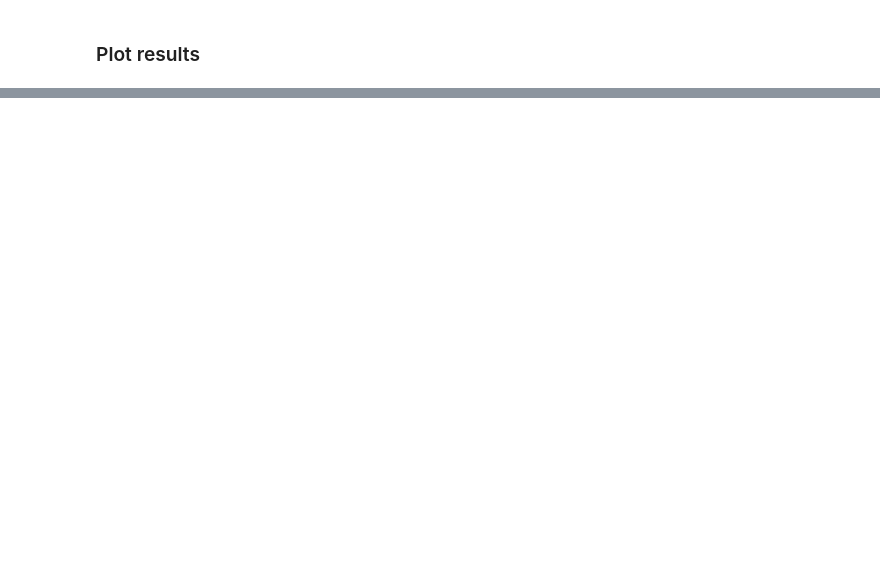
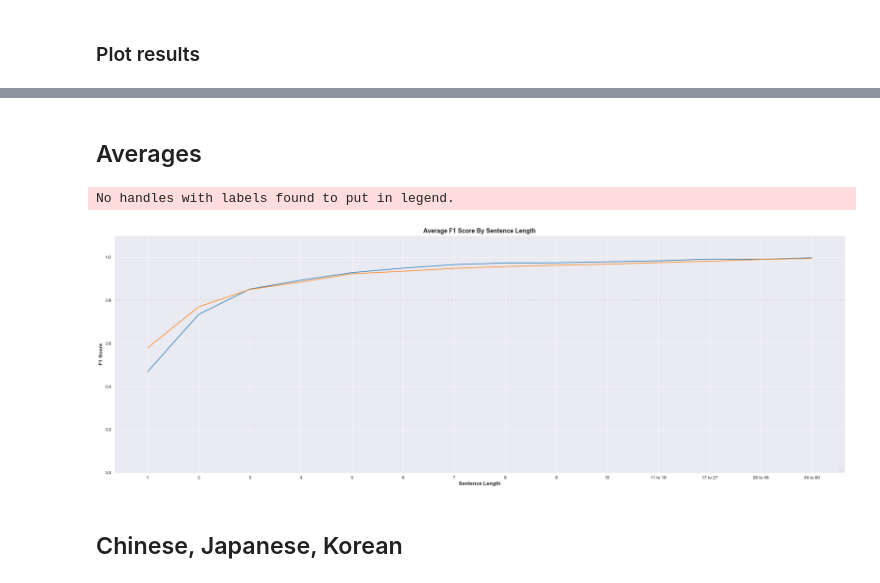
Before and after one commit to br-pki/detectLanguage, a Jupyter notebook: evaluate.ipynb, the cells around one changed output, grey strips where cells are left out. Drawn from its saved outputs; the diff is of its cells as text; code cells hidden in the pictures; blank space fills up the shorter version.

```diff
--- a/evaluate.ipynb
+++ b/evaluate.ipynb
@@ -507,13 +517,17 @@ plt.legend(loc="lower right");
+# %% [markdown]
+## Averages
 # %%
-# ax = results_pivot.loc["Average"].T.plot(figsize=(20,10), title="Average F1 Score By Sentence Character Length", ylabel="F1 Score", xlabel="Sentence Character Length", ylim=(0.0,1.1));
-# ax.axhline(y=0.8, linestyle="--", color="gray", alpha=0.3)
-# ax.set_xticks(range(len(bin_labels)));
-# ax.set_xticklabels(bin_labels);
 plt.figure(figsize=(30,10))
-plt.title("Average F1 Score By Sentence Length")
-plt.xlabel("Sentence Length")
-plt.ylabel("F1 Score")
+plt.title("Average F1 Score By Sentence Length", fontdict=title_font)
+plt.xlabel("Sentence Length", fontdict=label_fonts)
+plt.ylabel("F1 Score", fontdict=label_fonts)
 plt.ylim(0.0, 1.1)
 plt.axhline(y=0.8, linestyle="--", color="gray", alpha=0.3);
-sns.lineplot(data=results_pivot.loc["Average"].T, color=language_cmap["Average"], linestyle="dotted");
-# plt.legend(loc="lower right");
+sns.lineplot(data=results_langid_pivot.loc["Average"].T);
+sns.lineplot(data=results_langdetect_pivot.loc["Average"].T);
+plt.legend(loc="lower right");
+# %% [output]
+No handles with labels found to put in legend.
+[figure, added]
+# %% [markdown]
+## Chinese, Japanese, Korean
```
Also changed, not shown: parts of 59 cells of this notebook, 1 other file.
